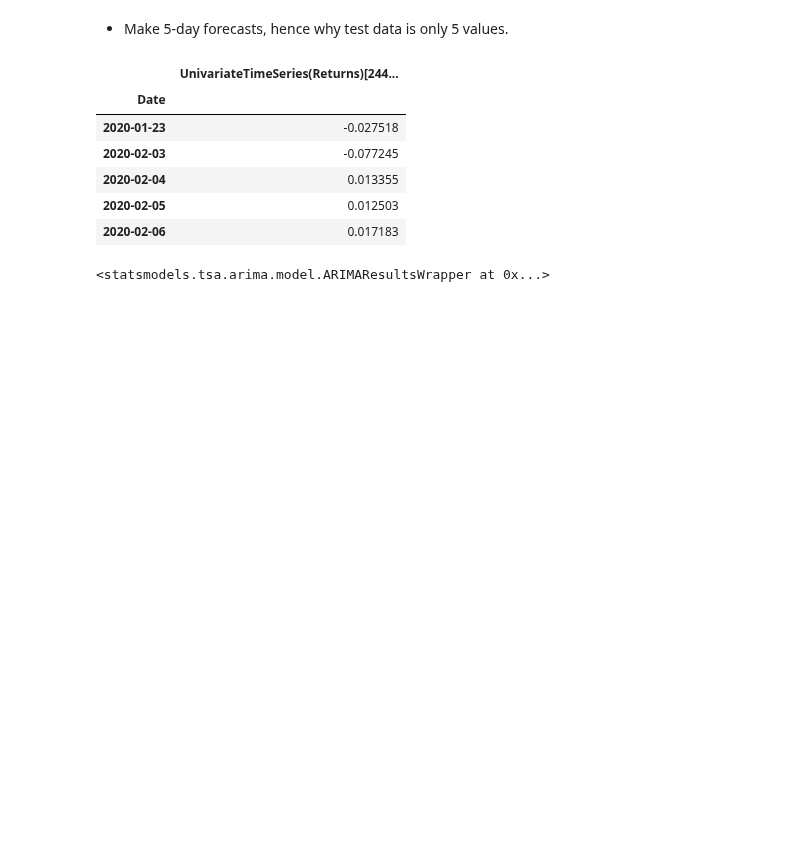
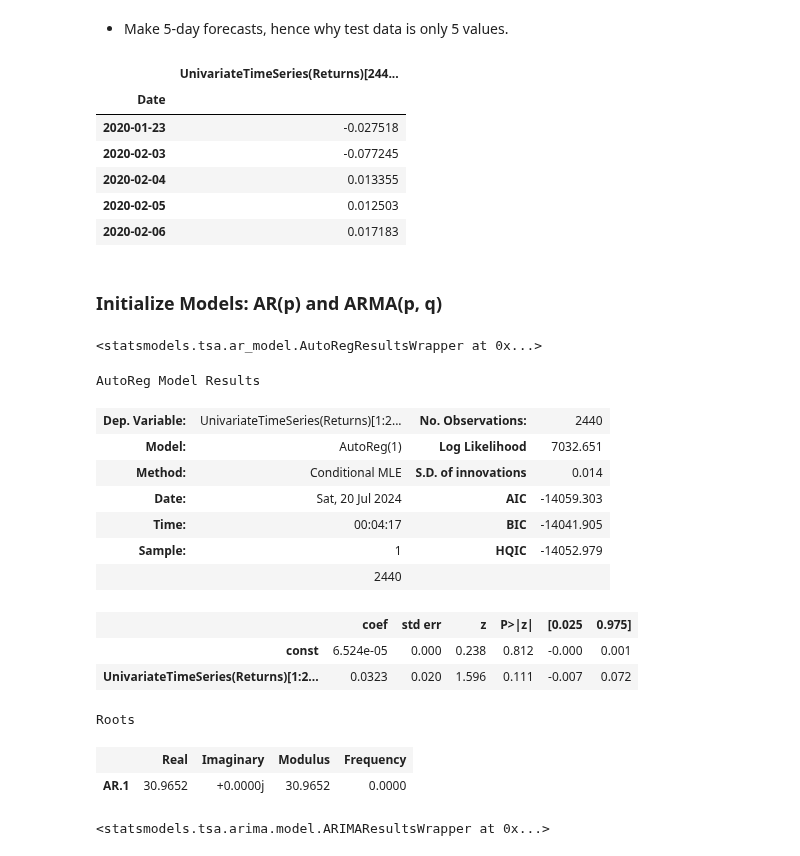
Before and after one commit to Brinkley97/applied_time_series_and_machine_learning, a Jupyter notebook: framework_for_time_series_data/nlp_ts/paper-stock-sse-daily-returns.ipynb, the cells around one changed output. Saved outputs shown, nothing was run; the diff lists cells and outputs as text; code cells hidden in the pictures; blank space fills up the shorter version.

Commit message:
adding arima model

```diff
--- a/framework_for_time_series_data/nlp_ts/paper-stock-sse-daily-returns.ipynb
+++ b/framework_for_time_series_data/nlp_ts/paper-stock-sse-daily-returns.ipynb
@@ -305,3 +303,5 @@ diff_test_df
 | 2020-02-04 | 0.013355 |
 | 2020-02-05 | 0.012503 |
 | 2020-02-06 | 0.017183 |
+# %% [markdown]
+### Initialize Models: AR(p) and ARMA(p, q)
@@ -308,7 +311,24 @@ diff_test_df
 # %%
-lag_p = 1
-error_q = 1
-
-arma_model_class = ARMA()
-arma_model = arma_model_class.train_arma_model(diff_train_df, lag_p, error_q)
+ar_model_class = AR()
+trained_ar_model = ar_model_class.train_ar_model(diff_train_df, lag_p)
+trained_ar_model
+# %% [output]
+<statsmodels.tsa.ar_model.AutoRegResultsWrapper at 0x...>
+# %%
+trained_ar_model.summary()
+# %% [output]
+AutoReg Model Results
+| Dep. Variable: | UnivariateTimeSeries(Returns)[1:2... | No. Observations: | 2440 |
+| Model: | AutoReg(1) | Log Likelihood | 7032.651 |
+| Method: | Conditional MLE | S.D. of innovations | 0.014 |
+| Date: | Sat, 20 Jul 2024 | AIC | -14059.303 |
+| Time: | 00:04:17 | BIC | -14041.905 |
+| Sample: | 1 | HQIC | -14052.979 |
+|  | 2440 |  |  |
+|  | coef | std err | z | P>|z| | [0.025 | 0.975] |
+| const | 6.524e-05 | 0.000 | 0.238 | 0.812 | -0.000 | 0.001 |
+| UnivariateTimeSeries(Returns)[1:2... | 0.0323 | 0.020 | 1.596 | 0.111 | -0.007 | 0.072 |
+Roots
+|  | Real | Imaginary | Modulus | Frequency |
+| AR.1 | 30.9652 | +0.0000j | 30.9652 | 0.0000 |
 # %%
```
Also changed, not shown: parts of 26 cells of this notebook.
